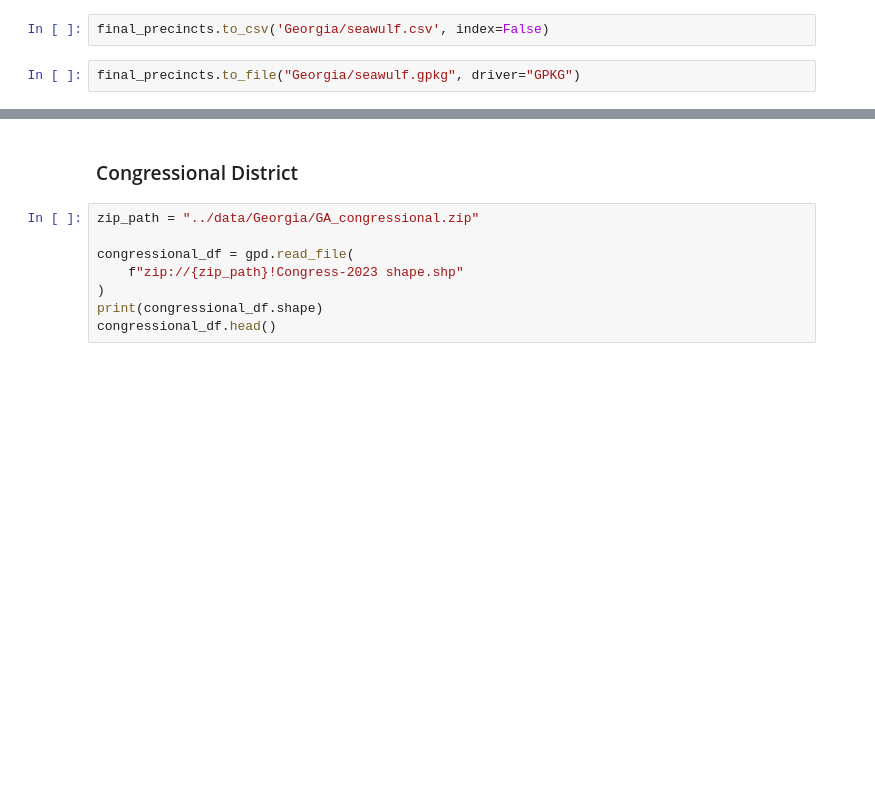
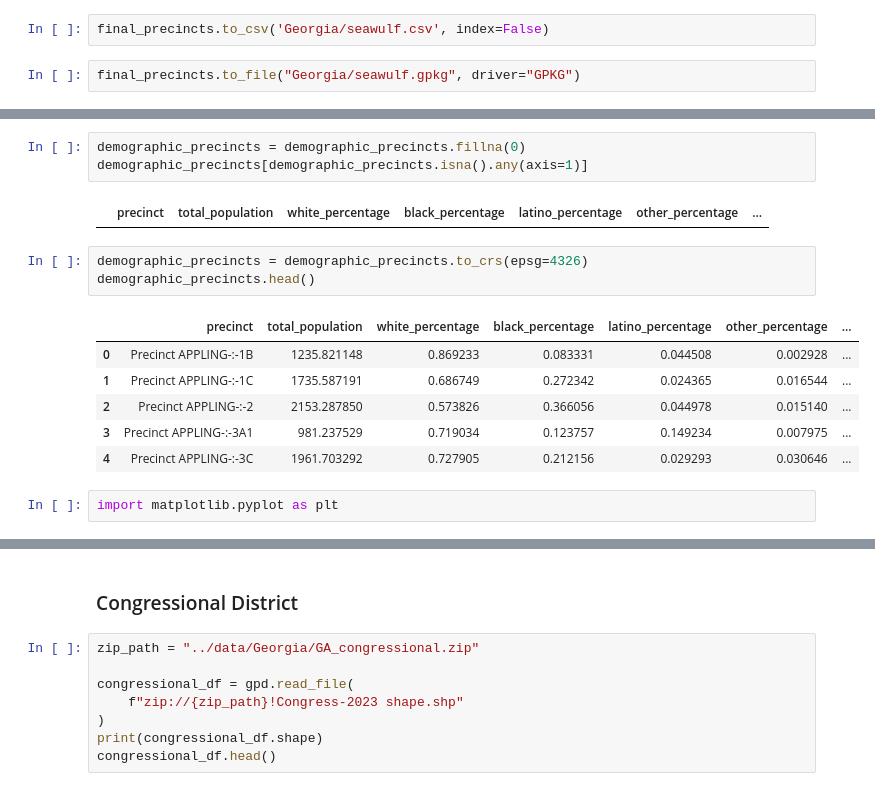
Before and after one commit to CSE416-Rockies/Rockies-VRA-Repeal-Analysis, a Jupyter notebook: preprocessing/GA.ipynb, the cells around one changed output, grey strips where cells are left out. Saved outputs shown, nothing was run; the diff lists cells and outputs as text; blank space fills up the shorter version.

```diff
--- a/preprocessing/GA.ipynb
+++ b/preprocessing/GA.ipynb
@@ -434,0 +479,17 @@ final_precincts.to_file("Georgia/seawulf.gpkg", driver="GPKG")
+# %%
+demographic_precincts = demographic_precincts.fillna(0)
+demographic_precincts[demographic_precincts.isna().any(axis=1)]
+# %% [output]
+|  | precinct | total_population | white_percentage | black_percentage | latino_percentage | other_percentage | ... |
+# %%
+demographic_precincts = demographic_precincts.to_crs(epsg=4326)
+demographic_precincts.head()
+# %% [output]
+|  | precinct | total_population | white_percentage | black_percentage | latino_percentage | other_percentage | ... |
+| 0 | Precinct APPLING-:-1B | 1235.821148 | 0.869233 | 0.083331 | 0.044508 | 0.002928 | ... |
+| 1 | Precinct APPLING-:-1C | 1735.587191 | 0.686749 | 0.272342 | 0.024365 | 0.016544 | ... |
+| 2 | Precinct APPLING-:-2 | 2153.287850 | 0.573826 | 0.366056 | 0.044978 | 0.015140 | ... |
+| 3 | Precinct APPLING-:-3A1 | 981.237529 | 0.719034 | 0.123757 | 0.149234 | 0.007975 | ... |
+| 4 | Precinct APPLING-:-3C | 1961.703292 | 0.727905 | 0.212156 | 0.029293 | 0.030646 | ... |
+# %%
+import matplotlib.pyplot as plt
```
Also changed, not shown: parts of 45 cells of this notebook, 11 other files.
